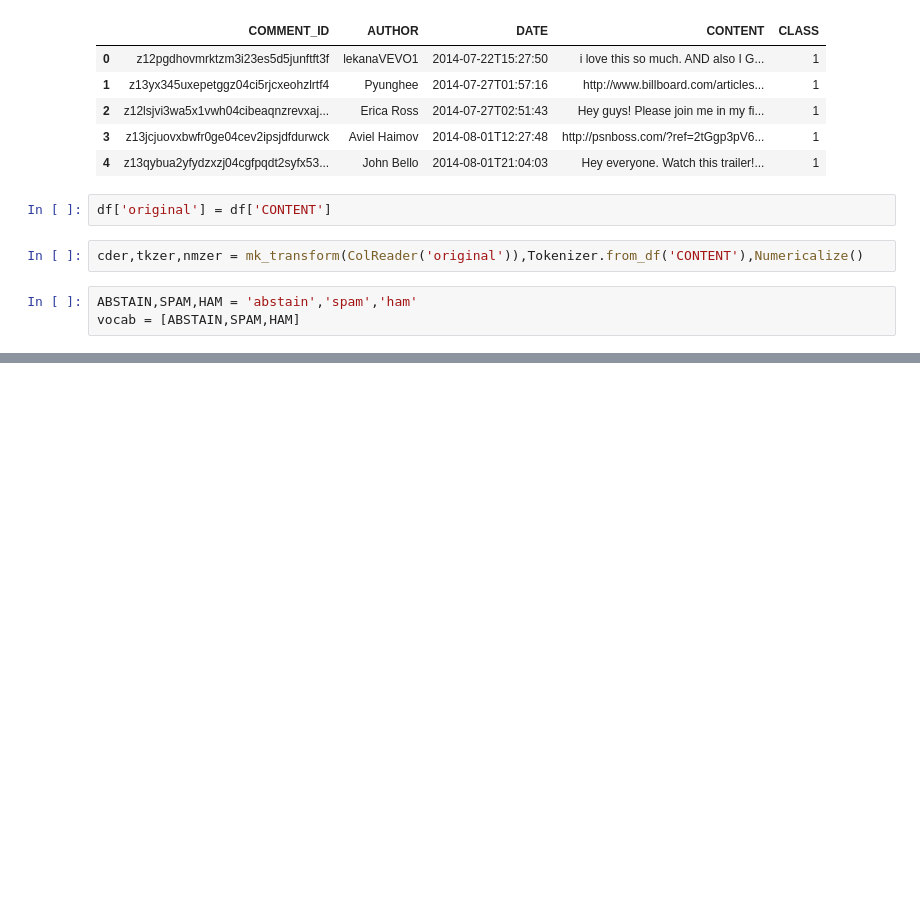
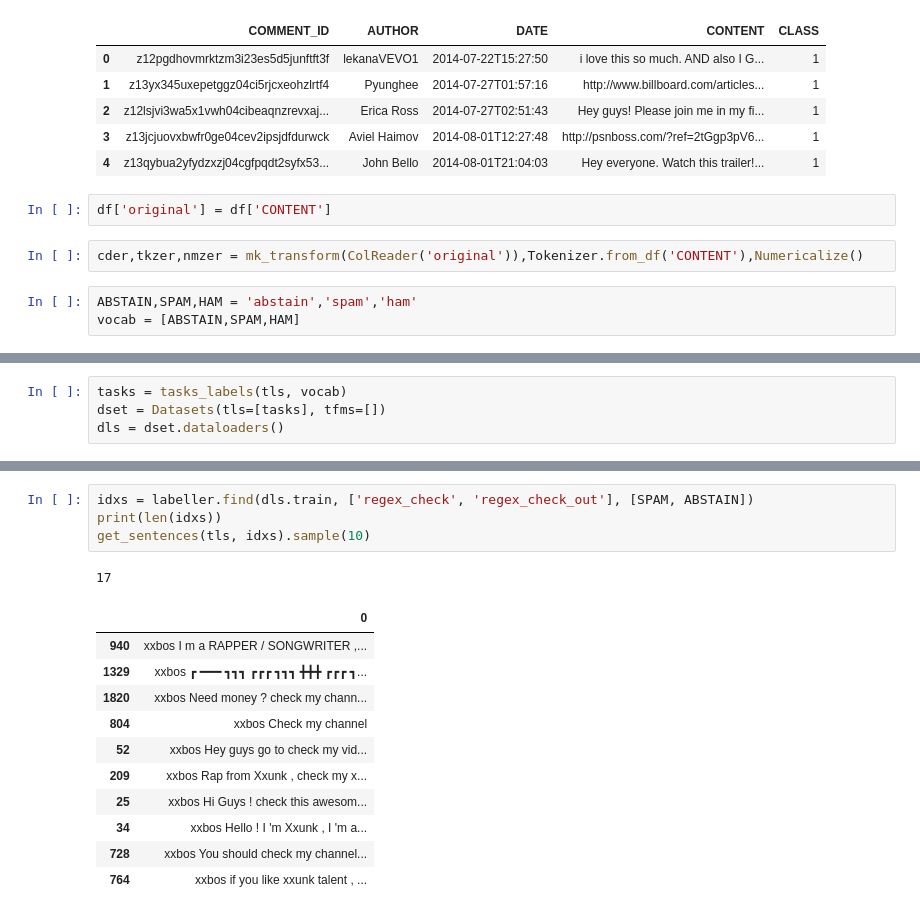
Before and after one commit to lgvaz/lazylabel, a Jupyter notebook: examples/youtube_spam.ipynb, the cells around one changed output, grey strips where cells are left out. Saved outputs shown, nothing was run; the diff lists cells and outputs as text; blank space fills up the shorter version.

```diff
--- a/examples/youtube_spam.ipynb
+++ b/examples/youtube_spam.ipynb
@@ -57,0 +83,4 @@ TypeError: int() argument must be a string, a bytes-like object or a number, not
+# %%
+tasks = tasks_labels(tls, vocab)
+dset = Datasets(tls=[tasks], tfms=[])
+dls = dset.dataloaders()
@@ -57,0 +97,17 @@ TypeError: int() argument must be a string, a bytes-like object or a number, not
+# %%
+idxs = labeller.find(dls.train, ['regex_check', 'regex_check_out'], [SPAM, ABSTAIN])
+print(len(idxs))
+get_sentences(tls, idxs).sample(10)
+# %% [output]
+17
+|  | 0 |
+| 940 | xxbos I m a RAPPER / SONGWRITER ,... |
+| 1329 | xxbos ┏ ━━━ ┓┓┓ ┏┏┏ ┓┓┓ ╋╋╋ ┏┏┏ ┓... |
+| 1820 | xxbos Need money ? check my chann... |
+| 804 | xxbos Check my channel﻿ |
+| 52 | xxbos Hey guys go to check my vid... |
+| 209 | xxbos Rap from Xxunk , check my x... |
+| 25 | xxbos Hi Guys ! check this awesom... |
+| 34 | xxbos Hello ! I 'm Xxunk , I 'm a... |
+| 728 | xxbos You should check my channel... |
+| 764 | xxbos if you like xxunk talent , ... |
```
Also changed, not shown: parts of 19 cells of this notebook, 10 other files.
